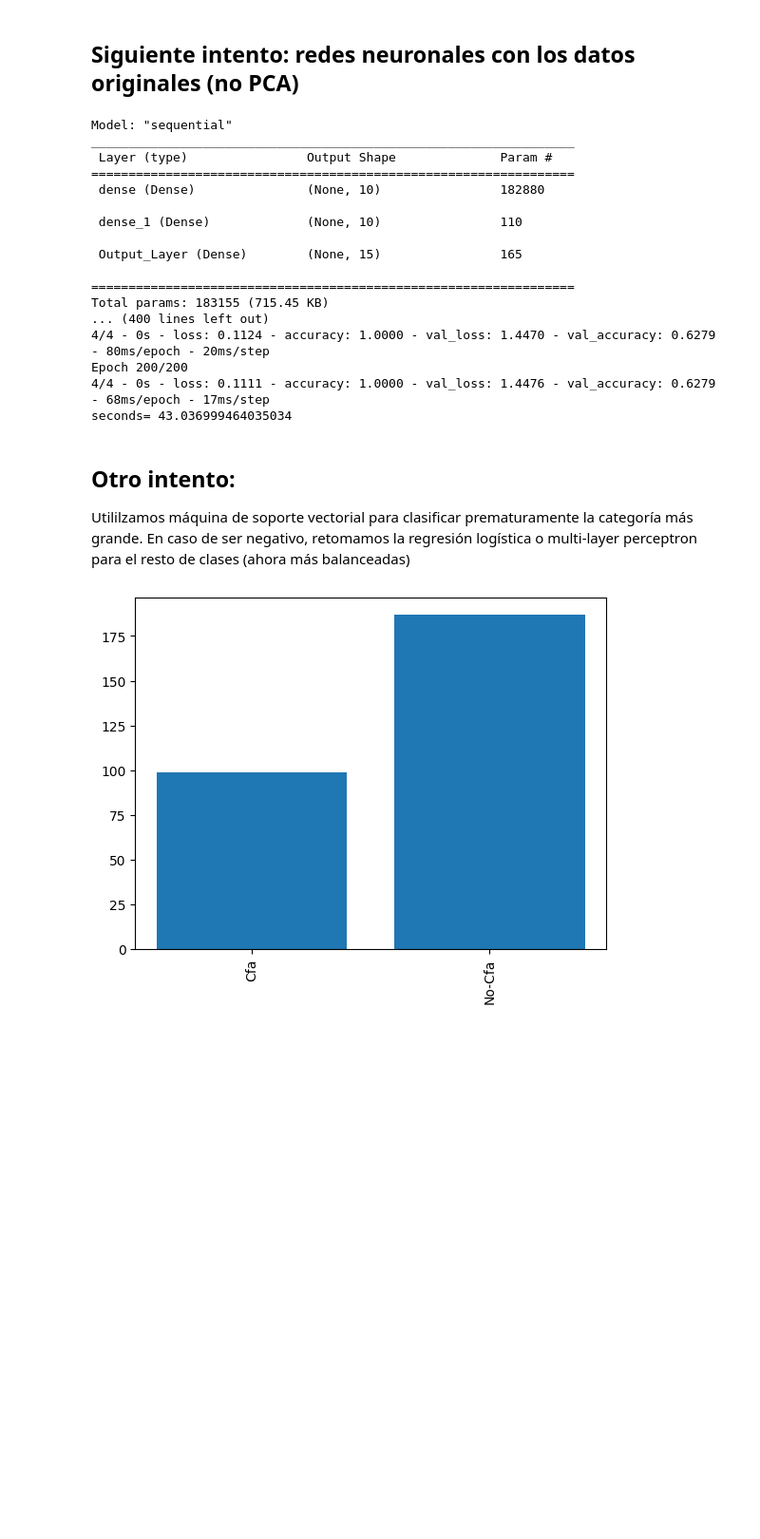
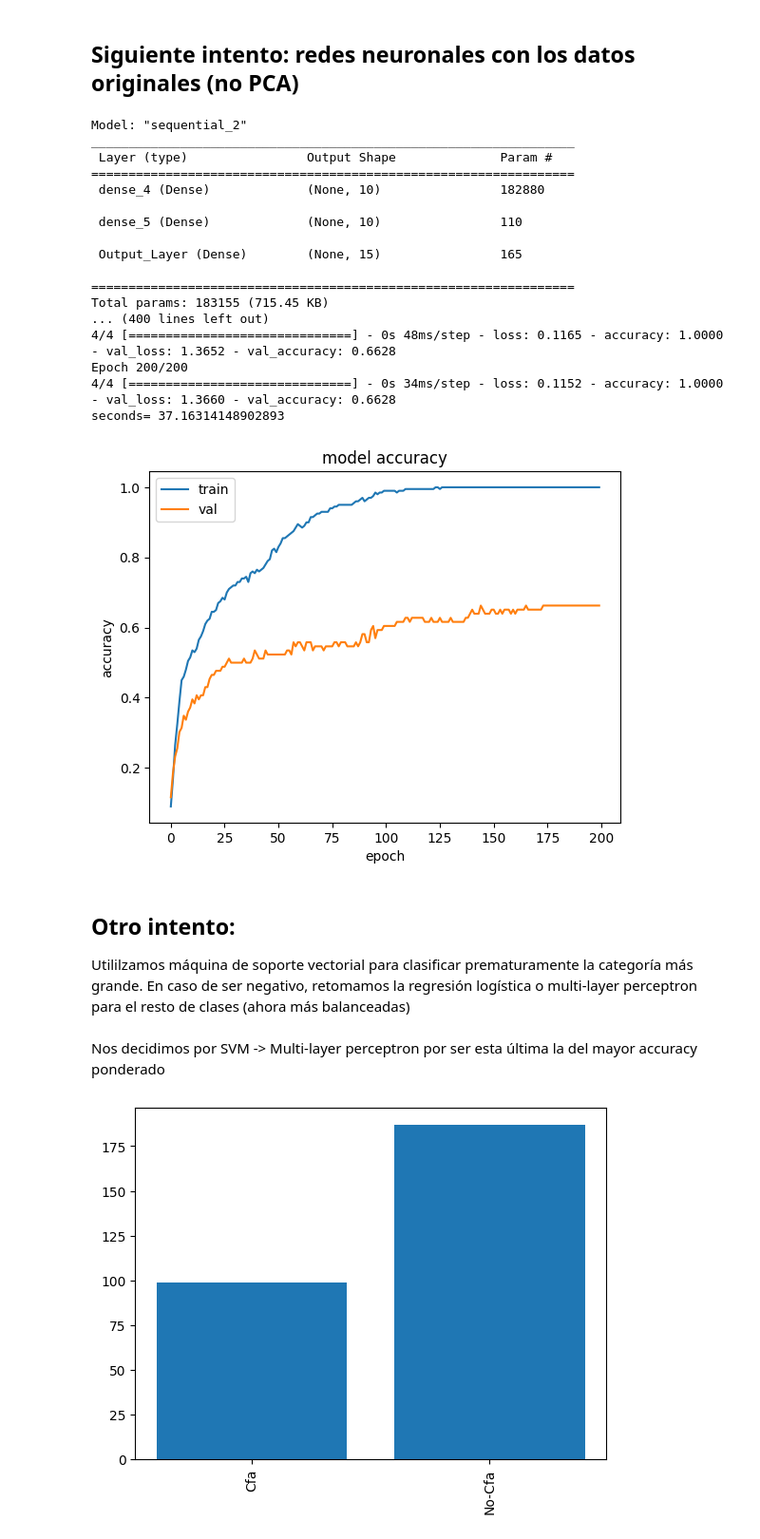
Before and after one commit to JairEsc/Aprendizaje, a Jupyter notebook: CAMDA/multi_class_classifier.ipynb, the cells around one changed output. Shown at 95% size. Drawn from its saved outputs; the diff is of its cells as text; code cells hidden in the pictures; blank space fills up the shorter version.

```diff
--- a/CAMDA/multi_class_classifier.ipynb
+++ b/CAMDA/multi_class_classifier.ipynb
@@ -189,34 +189,46 @@ model.compile(optimizer='adam',
 import time
 tic = time.time()
 
-model.fit(x = X_train,
+history=model.fit(x = X_train,
            y = y_train,
           validation_data=[X_test, y_test],batch_size=50,
            epochs=200,
-           verbose=2,shuffle=True,)
+           verbose=1,shuffle=True,)
 
 print('seconds=', time.time()-tic)
 # %% [output]
-Model: "sequential"
+Model: "sequential_2"
 _________________________________________________________________
  Layer (type)                Output Shape              Param #
 =================================================================
- dense (Dense)               (None, 10)                182880
+ dense_4 (Dense)             (None, 10)                182880
 
- dense_1 (Dense)             (None, 10)                110
+ dense_5 (Dense)             (None, 10)                110
 
  Output_Layer (Dense)        (None, 15)                165
 
 =================================================================
 Total params: 183155 (715.45 KB)
 ... (400 lines left out)
-4/4 - 0s - loss: 0.1124 - accuracy: 1.0000 - val_loss: 1.4470 - val_accuracy: 0.6279 - 80ms/epoch - 20ms/step
+4/4 [==============================] - 0s 48ms/step - loss: 0.1165 - accuracy: 1.0000 - val_loss: 1.3652 - val_accuracy: 0.6628
 Epoch 200/200
-4/4 - 0s - loss: 0.1111 - accuracy: 1.0000 - val_loss: 1.4476 - val_accuracy: 0.6279 - 68ms/epoch - 17ms/step
-seconds= 43.036999464035034
+4/4 [==============================] - 0s 34ms/step - loss: 0.1152 - accuracy: 1.0000 - val_loss: 1.3660 - val_accuracy: 0.6628
+seconds= 37.16314148902893
+# %%
+plt.plot(history.history['accuracy'])
+plt.plot(history.history['val_accuracy'])
+plt.title('model accuracy')
+plt.ylabel('accuracy')
+plt.xlabel('epoch')
+plt.legend(['train', 'val'], loc='upper left')
+plt.show()
+# %% [output]
+[figure, added]
 # %% [markdown]
 ## Otro intento:
 Utililzamos máquina de soporte vectorial para clasificar prematuramente la categoría más grande. En caso de ser negativo, retomamos la regresión logística o multi-layer perceptron para el resto de clases (ahora más balanceadas)
+# %% [markdown]
+Nos decidimos por SVM -> Multi-layer perceptron por ser esta última la del mayor accuracy ponderado
 # %%
 plt.bar([list(otus['Climate'].value_counts().index.ravel())[0],'No-Cfa'],[list(otus['Climate'].value_counts())[0],sum(list(otus['Climate'].value_counts())[1:]),])
 plt.tick_params(axis='x', labelrotation=90)
```
Also changed, not shown: parts of 10 cells of this notebook.
